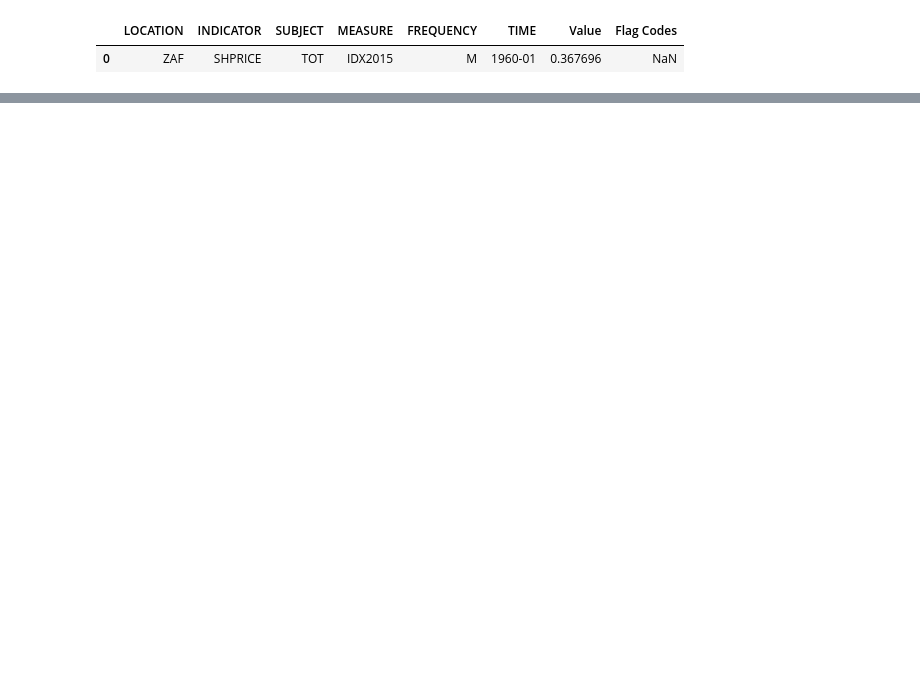
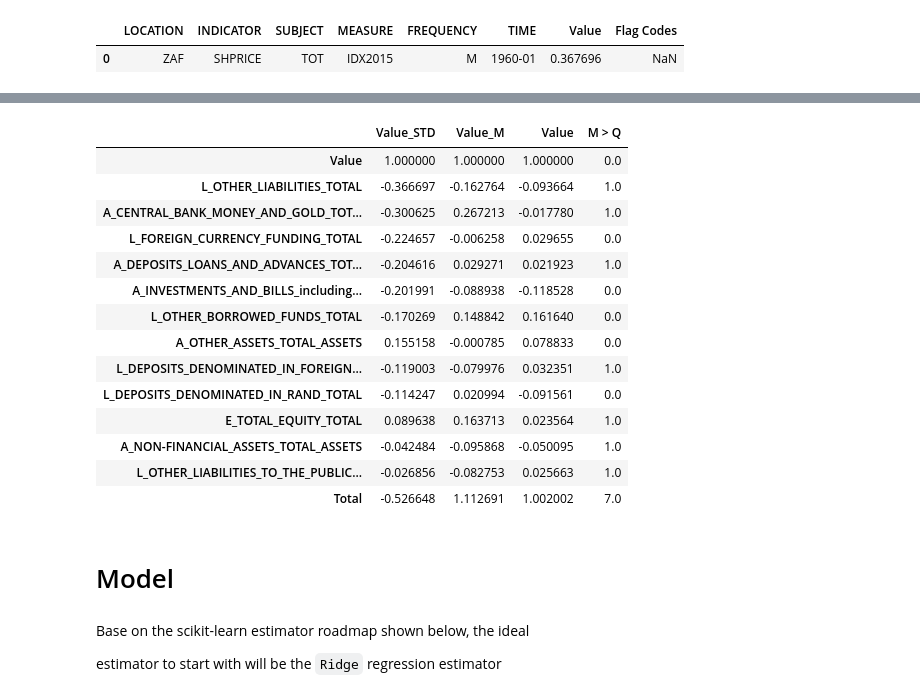
Before and after one commit to Jacques-rs/DS_PROJ, a Jupyter notebook: DS_PROJ_py.ipynb, the cells around one changed output, grey strips where cells are left out. Saved outputs shown, nothing was run; the diff lists cells and outputs as text; code cells hidden in the pictures; blank space fills up the shorter version.

```diff
--- a/DS_PROJ_py.ipynb
+++ b/DS_PROJ_py.ipynb
@@ -874,14 +700,0 @@ mbanks, mshares = month_delay(banks, shares)
-# %%
-def compare_corr():
-    share_corr = shares.join(banks).corr()[["Value"]]
-    mshare_corr = mshares.join(mbanks).corr()[["Value"]]
-    qshare_corr = qshares.join(qbanks).corr()[["Value"]]
-    plot_names = share_corr[share_corr["Value"]<0.10].index.to_list()
-    corrSTD, corrM, corrQ = abs(share_corr).sort_values("Value"), abs(mshare_corr).sort_values("Value"), abs(qshare_corr).sort_values("Value")
-    corrjoin1 = corrSTD.join(corrM, lsuffix="_STD", rsuffix="_M")
-    corrjoin1 = corrjoin1.join(corrQ, rsuffix="_Q")
-    corrjoin1["M > Q"] = corrjoin1["Value_M"] > corrjoin1["Value"]
-    corrjoin1.loc["Total"] = corrjoin1.sum()
-    return(corrjoin1)
-
-compare_corr()
@@ -1203,0 +783,38 @@ version of a model and end up with a false positive.
+# %%
+def compare_corr():
+    share_corr = shares.join(banks).corr()[["Value"]]
+    mshare_corr = mshares.join(mbanks).corr()[["Value"]]
+    qshare_corr = qshares.join(qbanks).corr()[["Value"]]
+    plot_names = share_corr[share_corr["Value"]<0.10].index.to_list()
+    corrSTD = share_corr.sort_values("Value", key=abs, ascending=False)
+    corrM = mshare_corr.sort_values("Value", key=abs)
+    corrQ = qshare_corr.sort_values("Value", key=abs)
+    corrjoin1 = corrSTD.join(corrM, lsuffix="_STD", rsuffix="_M")
+    corrjoin1 = corrjoin1.join(corrQ, rsuffix="_Q")
+    corrjoin1["M > Q"] = abs(corrjoin1["Value_M"]) > abs(corrjoin1["Value"])
+    corrjoin1.loc["Total"] = corrjoin1.sum()
+    return(corrjoin1)
+
+compare_corr()
+# %% [output]
+|  | Value_STD | Value_M | Value | M > Q |
+| Value | 1.000000 | 1.000000 | 1.000000 | 0.0 |
+| L_OTHER_LIABILITIES_TOTAL | -0.366697 | -0.162764 | -0.093664 | 1.0 |
+| A_CENTRAL_BANK_MONEY_AND_GOLD_TOT... | -0.300625 | 0.267213 | -0.017780 | 1.0 |
+| L_FOREIGN_CURRENCY_FUNDING_TOTAL | -0.224657 | -0.006258 | 0.029655 | 0.0 |
+| A_DEPOSITS_LOANS_AND_ADVANCES_TOT... | -0.204616 | 0.029271 | 0.021923 | 1.0 |
+| A_INVESTMENTS_AND_BILLS_including... | -0.201991 | -0.088938 | -0.118528 | 0.0 |
+| L_OTHER_BORROWED_FUNDS_TOTAL | -0.170269 | 0.148842 | 0.161640 | 0.0 |
+| A_OTHER_ASSETS_TOTAL_ASSETS | 0.155158 | -0.000785 | 0.078833 | 0.0 |
+| L_DEPOSITS_DENOMINATED_IN_FOREIGN... | -0.119003 | -0.079976 | 0.032351 | 1.0 |
+| L_DEPOSITS_DENOMINATED_IN_RAND_TOTAL | -0.114247 | 0.020994 | -0.091561 | 0.0 |
+| E_TOTAL_EQUITY_TOTAL | 0.089638 | 0.163713 | 0.023564 | 1.0 |
+| A_NON-FINANCIAL_ASSETS_TOTAL_ASSETS | -0.042484 | -0.095868 | -0.050095 | 1.0 |
+| L_OTHER_LIABILITIES_TO_THE_PUBLIC... | -0.026856 | -0.082753 | 0.025663 | 1.0 |
+| Total | -0.526648 | 1.112691 | 1.002002 | 7.0 |
+# %% [markdown]
+# Model
+# %% [markdown]
+Base on the scikit-learn estimator roadmap shown below, the ideal
+
+estimator to start with will be the `Ridge` regression estimator
```
Also changed, not shown: parts of 114 cells of this notebook.
